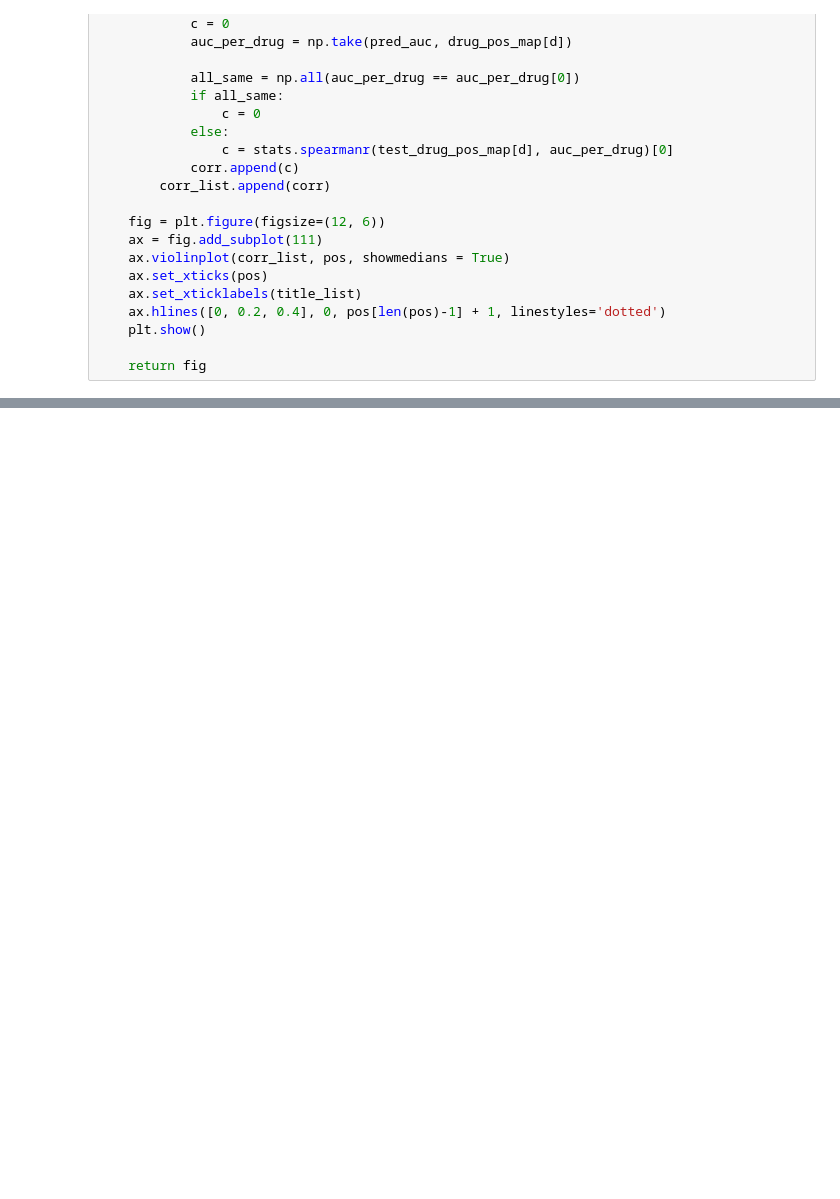
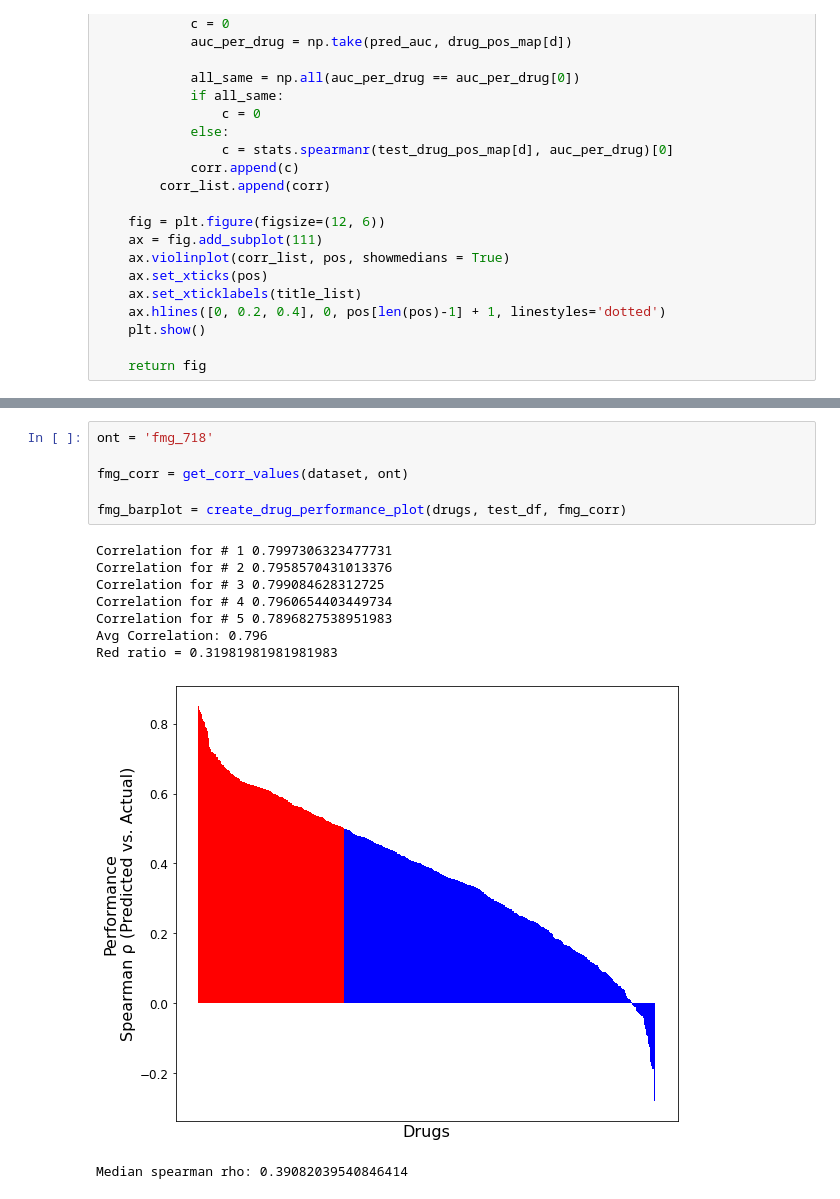
Before and after one commit to enmsilva/nest_drugcell, a Jupyter notebook: notebooks/model_comparison.ipynb, the cells around one changed output, grey strips where cells are left out. Drawn from its saved outputs; the diff is of its cells as text; blank space fills up the shorter version.

```diff
--- a/notebooks/model_comparison.ipynb
+++ b/notebooks/model_comparison.ipynb
@@ -269 +262,17 @@ drugs = pd.read_csv('../data/drug2ind.txt', sep='\t', header=None, names=['I', '
+# %%
+ont = 'fmg_718'
+
+fmg_corr = get_corr_values(dataset, ont)
+
+fmg_barplot = create_drug_performance_plot(drugs, test_df, fmg_corr)
+# %% [output]
+Correlation for # 1 0.7997306323477731
+Correlation for # 2 0.7958570431013376
+Correlation for # 3 0.799084628312725
+Correlation for # 4 0.7960654403449734
+Correlation for # 5 0.7896827538951983
+Avg Correlation: 0.796
+Red ratio = 0.31981981981981983
+[figure, added]
+Median spearman rho: 0.39082039540846414
 # %%
```
Also changed, not shown: parts of 13 cells of this notebook, 11 other files.
